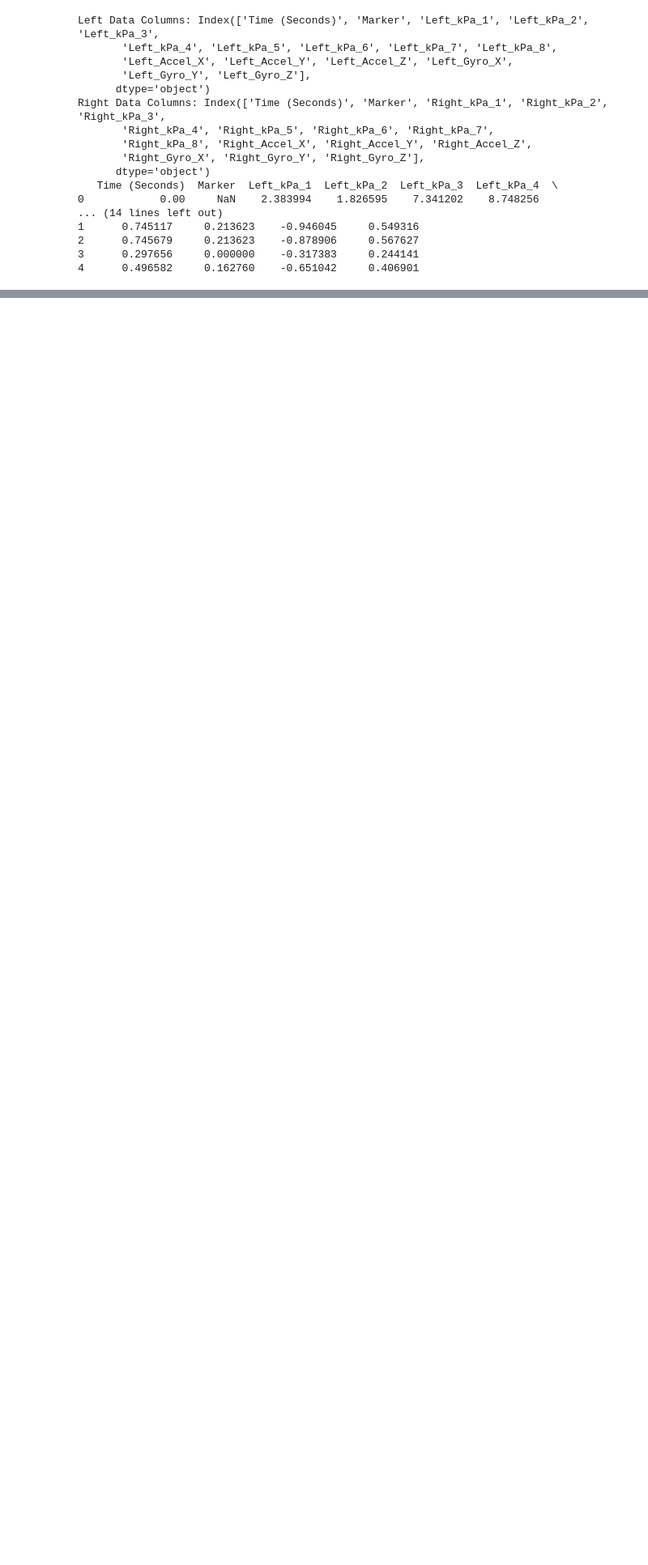
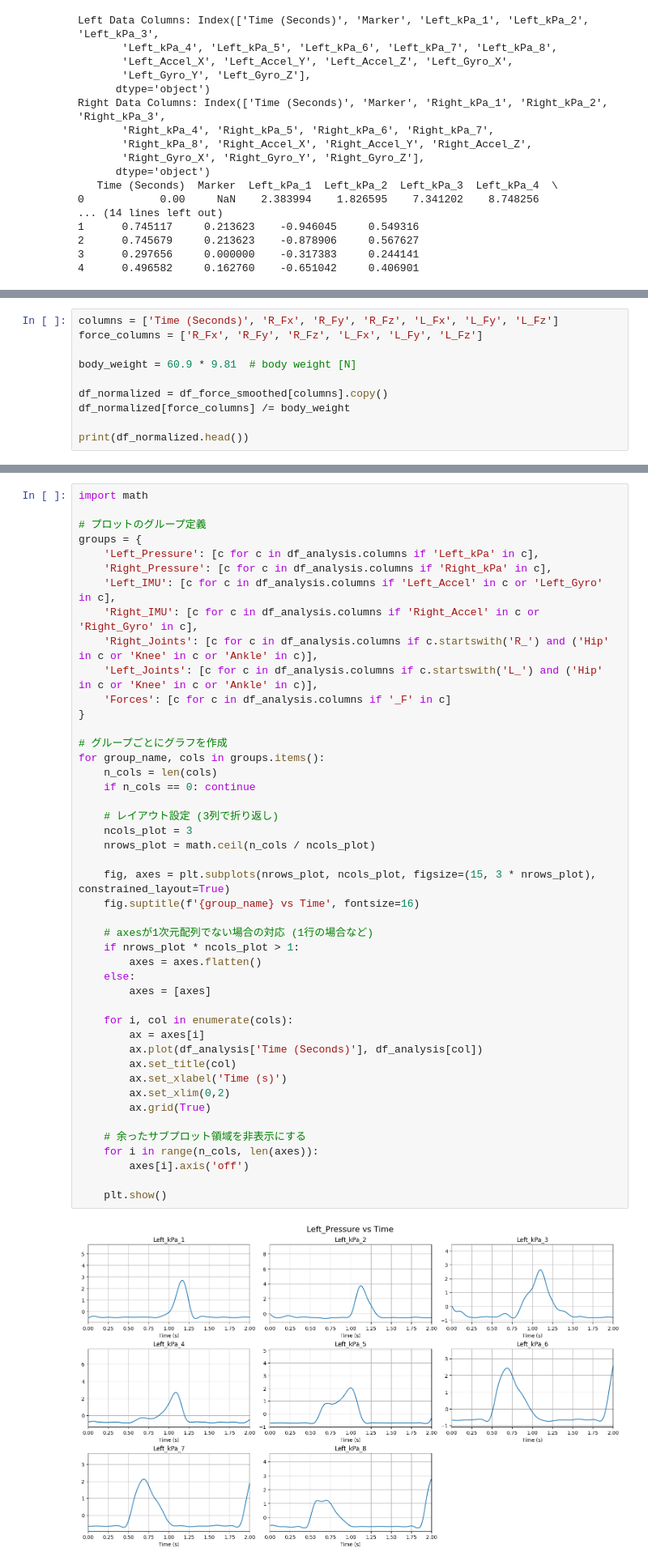
Before and after one commit to HideyukiNagashio/my-research-project, a Jupyter notebook: Pre-processing.ipynb, the cells around one changed output, grey strips where cells are left out. Shown at 81% size. Drawn from its saved outputs; the diff is of its cells as text; blank space fills up the shorter version.

```diff
--- a/Pre-processing.ipynb
+++ b/Pre-processing.ipynb
@@ -276,0 +500,10 @@ df_force_smoothed =process_smoothing_dataframe(df_force, 1000)
+# %%
+columns = ['Time (Seconds)', 'R_Fx', 'R_Fy', 'R_Fz', 'L_Fx', 'L_Fy', 'L_Fz']
+force_columns = ['R_Fx', 'R_Fy', 'R_Fz', 'L_Fx', 'L_Fy', 'L_Fz']
+
+body_weight = 60.9 * 9.81  # body weight [N]
+
+df_normalized = df_force_smoothed[columns].copy()
+df_normalized[force_columns] /= body_weight
+
+print(df_normalized.head())
@@ -844,0 +812,47 @@ plt.show()
+# %%
+import math
+
+# プロットのグループ定義
+groups = {
+    'Left_Pressure': [c for c in df_analysis.columns if 'Left_kPa' in c],
+    'Right_Pressure': [c for c in df_analysis.columns if 'Right_kPa' in c],
+    'Left_IMU': [c for c in df_analysis.columns if 'Left_Accel' in c or 'Left_Gyro' in c],
+    'Right_IMU': [c for c in df_analysis.columns if 'Right_Accel' in c or 'Right_Gyro' in c],
+    'Right_Joints': [c for c in df_analysis.columns if c.startswith('R_') and ('Hip' in c or 'Knee' in c or 'Ankle' in c)],
+    'Left_Joints': [c for c in df_analysis.columns if c.startswith('L_') and ('Hip' in c or 'Knee' in c or 'Ankle' in c)],
+    'Forces': [c for c in df_analysis.columns if '_F' in c]
+}
+
+# グループごとにグラフを作成
+for group_name, cols in groups.items():
+    n_cols = len(cols)
+    if n_cols == 0: continue
+
+    # レイアウト設定 (3列で折り返し)
+    ncols_plot = 3
+    nrows_plot = math.ceil(n_cols / ncols_plot)
+
+    fig, axes = plt.subplots(nrows_plot, ncols_plot, figsize=(15, 3 * nrows_plot), constrained_layout=True)
+    fig.suptitle(f'{group_name} vs Time', fontsize=16)
+
+    # axesが1次元配列でない場合の対応 (1行の場合など)
+    if nrows_plot * ncols_plot > 1:
+        axes = axes.flatten()
+    else:
+        axes = [axes]
+
+    for i, col in enumerate(cols):
+        ax = axes[i]
+        ax.plot(df_analysis['Time (Seconds)'], df_analysis[col])
+        ax.set_title(col)
+        ax.set_xlabel('Time (s)')
+        ax.set_xlim(0,2)
+        ax.grid(True)
+
+    # 余ったサブプロット領域を非表示にする
+    for i in range(n_cols, len(axes)):
+        axes[i].axis('off')
+
+    plt.show()
+# %% [output]
+[figure, added]
```
Also changed, not shown: parts of 11 cells of this notebook.
